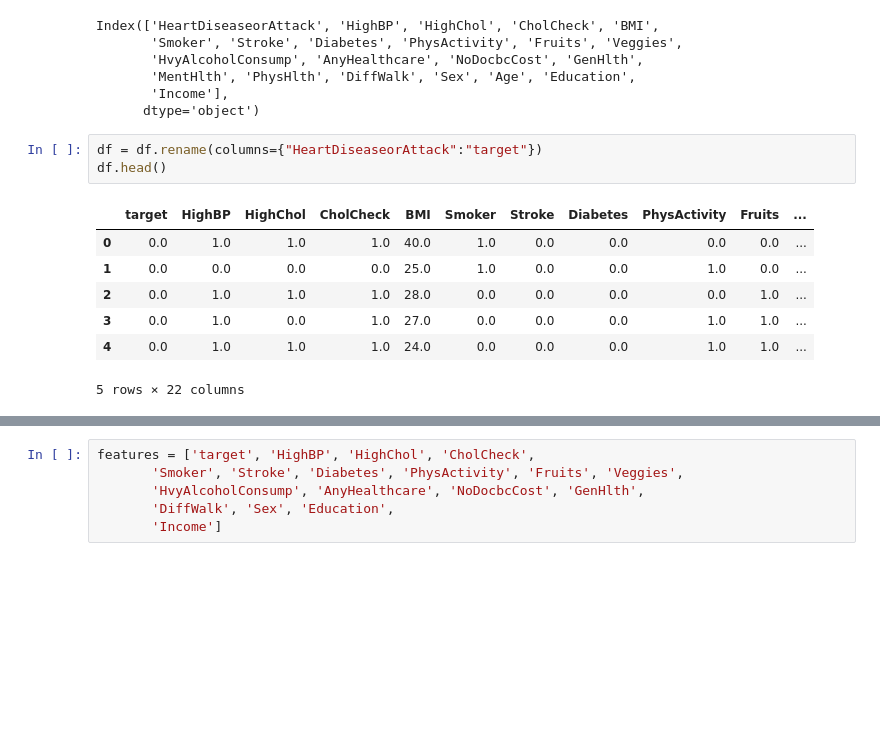
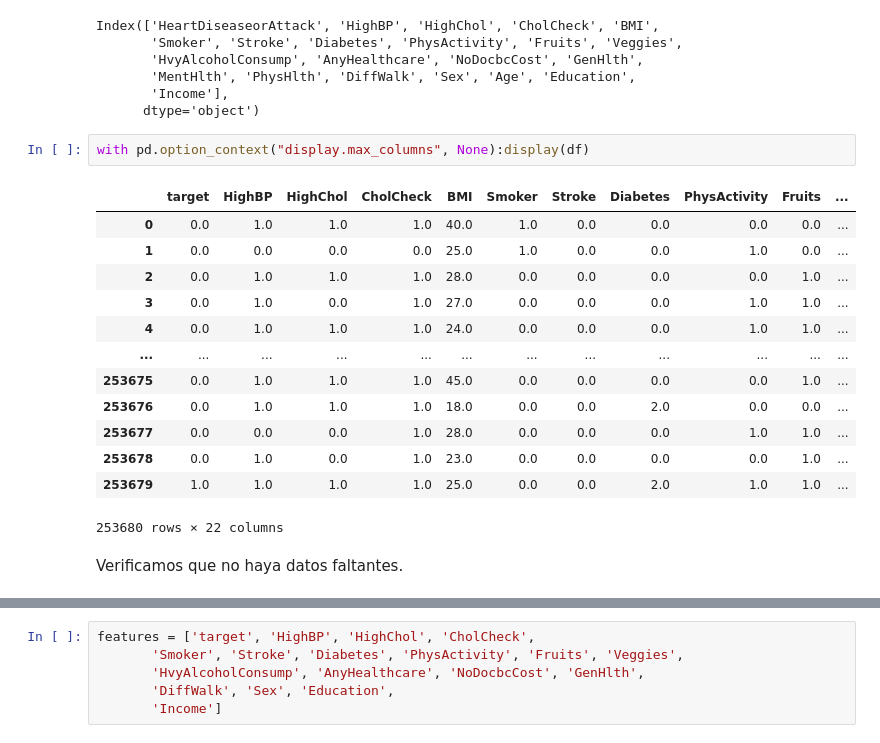
Before and after one commit to Tomtechno/DataScience, a Jupyter notebook: ProyectoDS_ParteII_+Uzquiano.ipynb, the cells around one changed output, grey strips where cells are left out. Drawn from its saved outputs; the diff is of its cells as text; blank space fills up the shorter version.

```diff
--- a/ProyectoDS_ParteII_+Uzquiano.ipynb
+++ b/ProyectoDS_ParteII_+Uzquiano.ipynb
@@ -83,14 +83,21 @@ Index(['HeartDiseaseorAttack', 'HighBP', 'HighChol', 'CholCheck', 'BMI',
        'MentHlth', 'PhysHlth', 'DiffWalk', 'Sex', 'Age', 'Education',
        'Income'],
       dtype='object')
-# %%
-df = df.rename(columns={"HeartDiseaseorAttack":"target"})
-df.head()
-# %% [output]
-|  | target | HighBP | HighChol | CholCheck | BMI | Smoker | Stroke | Diabetes | PhysActivity | Fruits | ... |
-| 0 | 0.0 | 1.0 | 1.0 | 1.0 | 40.0 | 1.0 | 0.0 | 0.0 | 0.0 | 0.0 | ... |
-| 1 | 0.0 | 0.0 | 0.0 | 0.0 | 25.0 | 1.0 | 0.0 | 0.0 | 1.0 | 0.0 | ... |
-| 2 | 0.0 | 1.0 | 1.0 | 1.0 | 28.0 | 0.0 | 0.0 | 0.0 | 0.0 | 1.0 | ... |
-| 3 | 0.0 | 1.0 | 0.0 | 1.0 | 27.0 | 0.0 | 0.0 | 0.0 | 1.0 | 1.0 | ... |
-| 4 | 0.0 | 1.0 | 1.0 | 1.0 | 24.0 | 0.0 | 0.0 | 0.0 | 1.0 | 1.0 | ... |
-5 rows × 22 columns
+# %%
+with pd.option_context("display.max_columns", None):display(df)
+# %% [output]
+|  | target | HighBP | HighChol | CholCheck | BMI | Smoker | Stroke | Diabetes | PhysActivity | Fruits | ... |
+| 0 | 0.0 | 1.0 | 1.0 | 1.0 | 40.0 | 1.0 | 0.0 | 0.0 | 0.0 | 0.0 | ... |
+| 1 | 0.0 | 0.0 | 0.0 | 0.0 | 25.0 | 1.0 | 0.0 | 0.0 | 1.0 | 0.0 | ... |
+| 2 | 0.0 | 1.0 | 1.0 | 1.0 | 28.0 | 0.0 | 0.0 | 0.0 | 0.0 | 1.0 | ... |
+| 3 | 0.0 | 1.0 | 0.0 | 1.0 | 27.0 | 0.0 | 0.0 | 0.0 | 1.0 | 1.0 | ... |
+| 4 | 0.0 | 1.0 | 1.0 | 1.0 | 24.0 | 0.0 | 0.0 | 0.0 | 1.0 | 1.0 | ... |
+| ... | ... | ... | ... | ... | ... | ... | ... | ... | ... | ... | ... |
+| 253675 | 0.0 | 1.0 | 1.0 | 1.0 | 45.0 | 0.0 | 0.0 | 0.0 | 0.0 | 1.0 | ... |
+| 253676 | 0.0 | 1.0 | 1.0 | 1.0 | 18.0 | 0.0 | 0.0 | 2.0 | 0.0 | 0.0 | ... |
+| 253677 | 0.0 | 0.0 | 0.0 | 1.0 | 28.0 | 0.0 | 0.0 | 0.0 | 1.0 | 1.0 | ... |
+| 253678 | 0.0 | 1.0 | 0.0 | 1.0 | 23.0 | 0.0 | 0.0 | 0.0 | 0.0 | 1.0 | ... |
+| 253679 | 1.0 | 1.0 | 1.0 | 1.0 | 25.0 | 0.0 | 0.0 | 2.0 | 1.0 | 1.0 | ... |
+253680 rows × 22 columns
+# %% [markdown]
+Verificamos que no haya datos faltantes.
```
Also changed, not shown: parts of 9 cells of this notebook.
